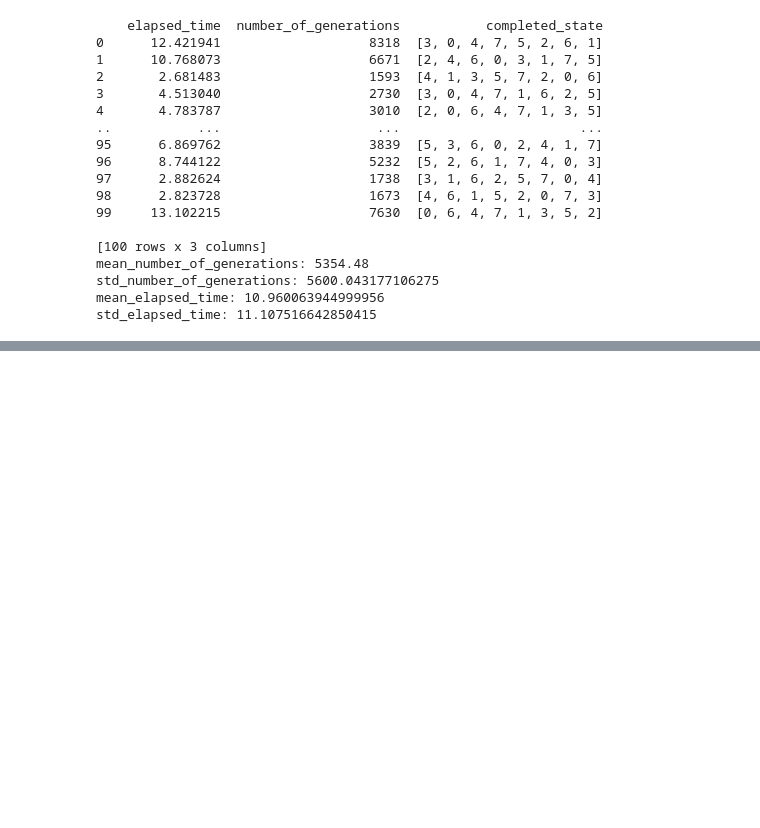
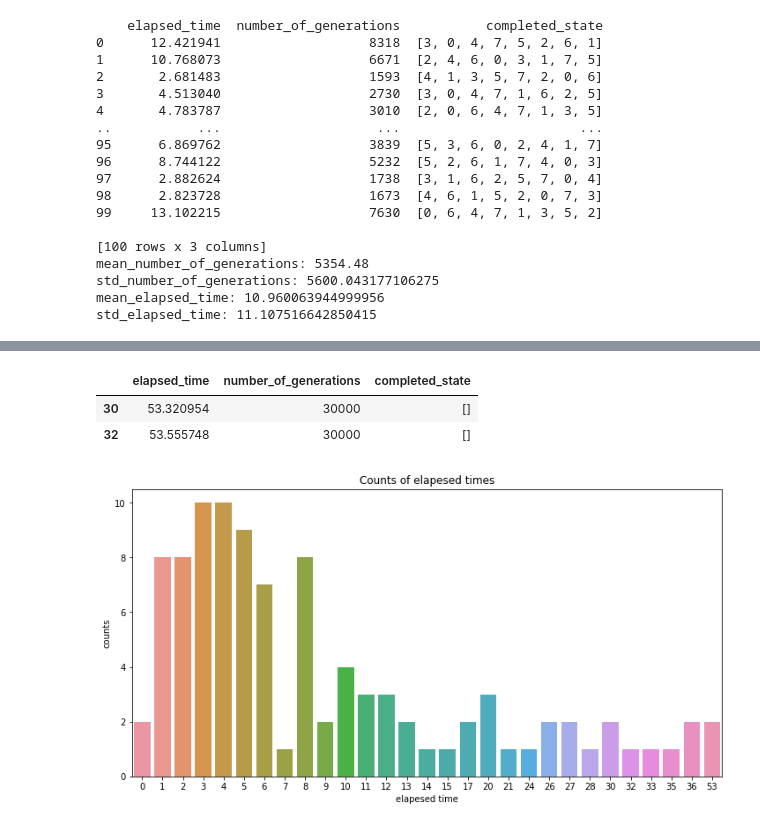
Before and after one commit to samsambutdifferent/eight-queen-problem, a Jupyter notebook: ga-algorithim.ipynb, the cells around one changed output, grey strips where cells are left out. Saved outputs shown, nothing was run; the diff lists cells and outputs as text; code cells hidden in the pictures; blank space fills up the shorter version.

Commit message:
generate count charts

```diff
--- a/ga-algorithim.ipynb
+++ b/ga-algorithim.ipynb
@@ -344,0 +338,36 @@ sns.barplot(x='elapsed_time', y='number_of_generations', data=results_df.reset_i
+# %%
+# some didnt finish
+results_df[results_df["elapsed_time"] > 50]
+# %% [output]
+|  | elapsed_time | number_of_generations | completed_state |
+| 30 | 53.320954 | 30000 | [] |
+| 32 | 53.555748 | 30000 | [] |
+# %%
+
+import math
+
+def round_down_to_1000(x):
+    return round(x, -3)
+
+
+floored_elapsed_time = results_df["elapsed_time"].apply(math.floor)
+floored_number_of_generations = results_df["number_of_generations"].apply(round_down_to_1000)
+# %%
+frame = { 'elapsed_time': floored_elapsed_time, 'number_of_generations': floored_number_of_generations }
+
+floored_results_df = pd.DataFrame(frame)
+# %%
+import seaborn as sns
+import matplotlib.pyplot as plt
+
+plt.figure(figsize=(12,6))
+
+fig = sns.barplot(x=floored_results_df.elapsed_time.value_counts().index, y=floored_results_df.elapsed_time.value_counts())
+
+plt.xlabel("elapesed time")
+plt.ylabel("counts")
+plt.title("Counts of elapesed times")
+plt.savefig('results/counts_of_elapsed_time.png')
+plt.show(fig)
+# %% [output]
+[figure, added]
```
Also changed, not shown: parts of 2 cells of this notebook, 3 other files.
